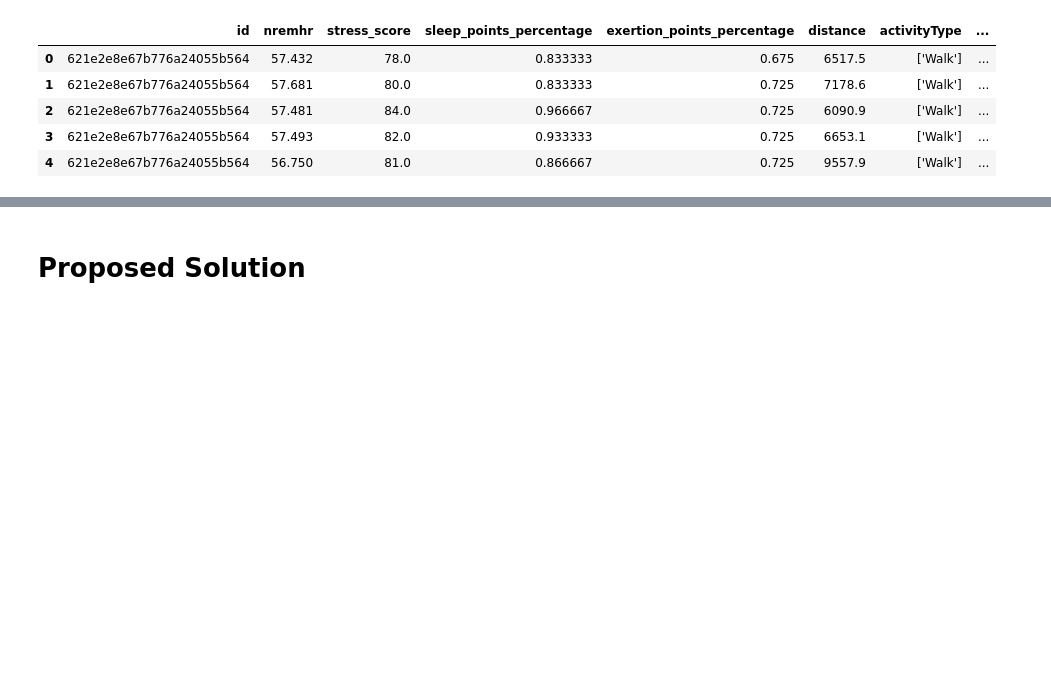
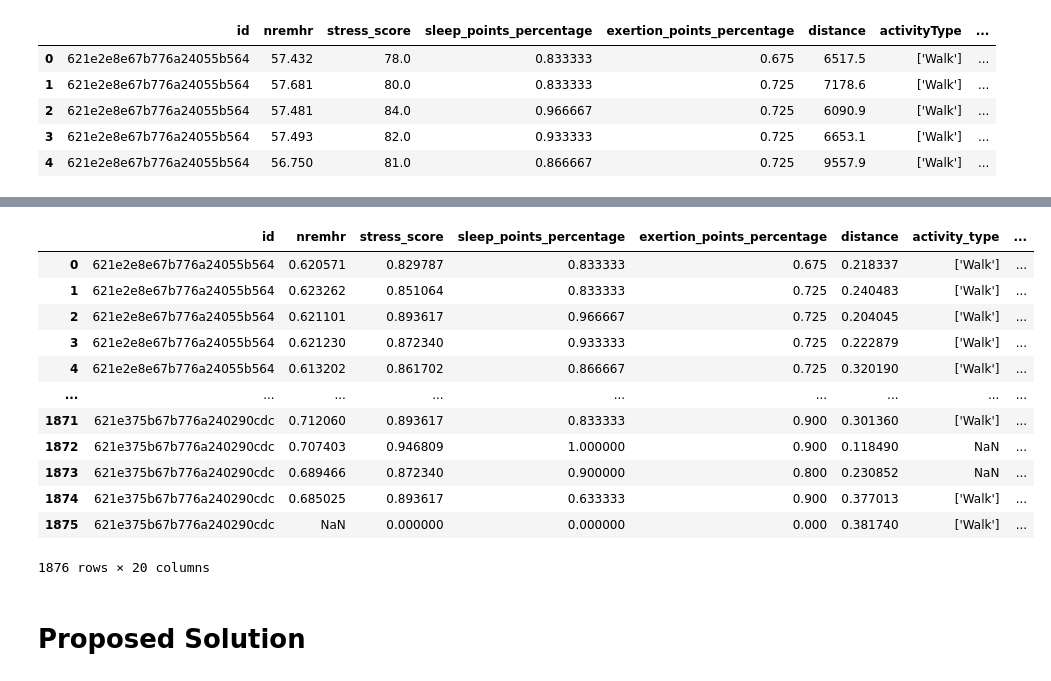
Before and after one commit to COGS118A/Group000-Wi23, a Jupyter notebook: CheckpointGroup000-Wi23.ipynb, the cells around one changed output, grey strips where cells are left out. Cells and saved outputs as stored; diff of their text form; code cells hidden in the pictures; blank space fills up the shorter version.

```diff
--- a/CheckpointGroup000-Wi23.ipynb
+++ b/CheckpointGroup000-Wi23.ipynb
@@ -101,8 +101,7 @@ df
 7410 rows × 23 columns
 # %%
 def amountOfSleep(row):
-    return row.minutesAwake + row.minutesAsleep +
-        row.minutesToFallAsleep + row.minutesAfterWakeup
+    return row.minutesAwake + row.minutesAsleep + row.minutesToFallAsleep + row.minutesAfterWakeup
 df['sleep_time'] = df.apply(amountOfSleep, axis=1)
 df = df.drop(columns = ['minutesAwake', 'minutesAsleep',
                         'minutesToFallAsleep', "minutesAfterWakeup"])
@@ -145,3 +155,20 @@ df.head()
+# %%
+df = df.rename(columns={"activityType": "activity_type"})
+df
+# %% [output]
+|  | id | nremhr | stress_score | sleep_points_percentage | exertion_points_percentage | distance | activity_type | ... |
+| 0 | 621e2e8e67b776a24055b564 | 0.620571 | 0.829787 | 0.833333 | 0.675 | 0.218337 | ['Walk'] | ... |
+| 1 | 621e2e8e67b776a24055b564 | 0.623262 | 0.851064 | 0.833333 | 0.725 | 0.240483 | ['Walk'] | ... |
+| 2 | 621e2e8e67b776a24055b564 | 0.621101 | 0.893617 | 0.966667 | 0.725 | 0.204045 | ['Walk'] | ... |
+| 3 | 621e2e8e67b776a24055b564 | 0.621230 | 0.872340 | 0.933333 | 0.725 | 0.222879 | ['Walk'] | ... |
+| 4 | 621e2e8e67b776a24055b564 | 0.613202 | 0.861702 | 0.866667 | 0.725 | 0.320190 | ['Walk'] | ... |
+| ... | ... | ... | ... | ... | ... | ... | ... | ... |
+| 1871 | 621e375b67b776a240290cdc | 0.712060 | 0.893617 | 0.833333 | 0.900 | 0.301360 | ['Walk'] | ... |
+| 1872 | 621e375b67b776a240290cdc | 0.707403 | 0.946809 | 1.000000 | 0.900 | 0.118490 | NaN | ... |
+| 1873 | 621e375b67b776a240290cdc | 0.689466 | 0.872340 | 0.900000 | 0.800 | 0.230852 | NaN | ... |
+| 1874 | 621e375b67b776a240290cdc | 0.685025 | 0.893617 | 0.633333 | 0.900 | 0.377013 | ['Walk'] | ... |
+| 1875 | 621e375b67b776a240290cdc | NaN | 0.000000 | 0.000000 | 0.000 | 0.381740 | ['Walk'] | ... |
+1876 rows × 20 columns
 # %% [markdown]
 # Proposed Solution
 # %% [markdown]
```
Also changed, not shown: parts of 1 cell of this notebook.
